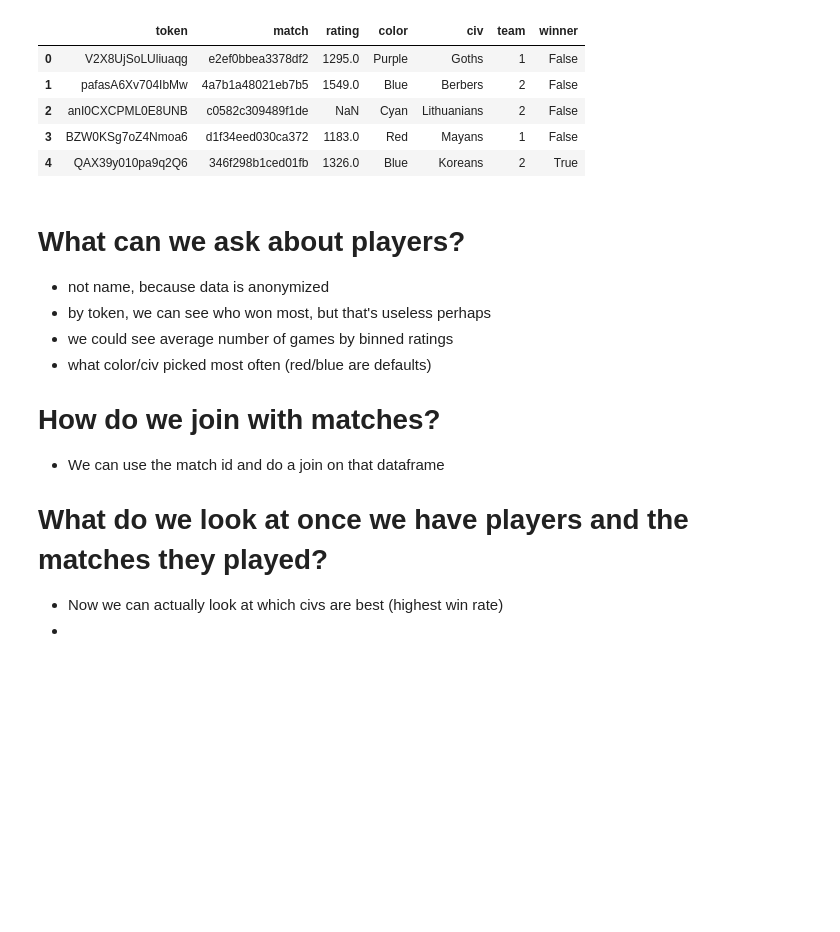
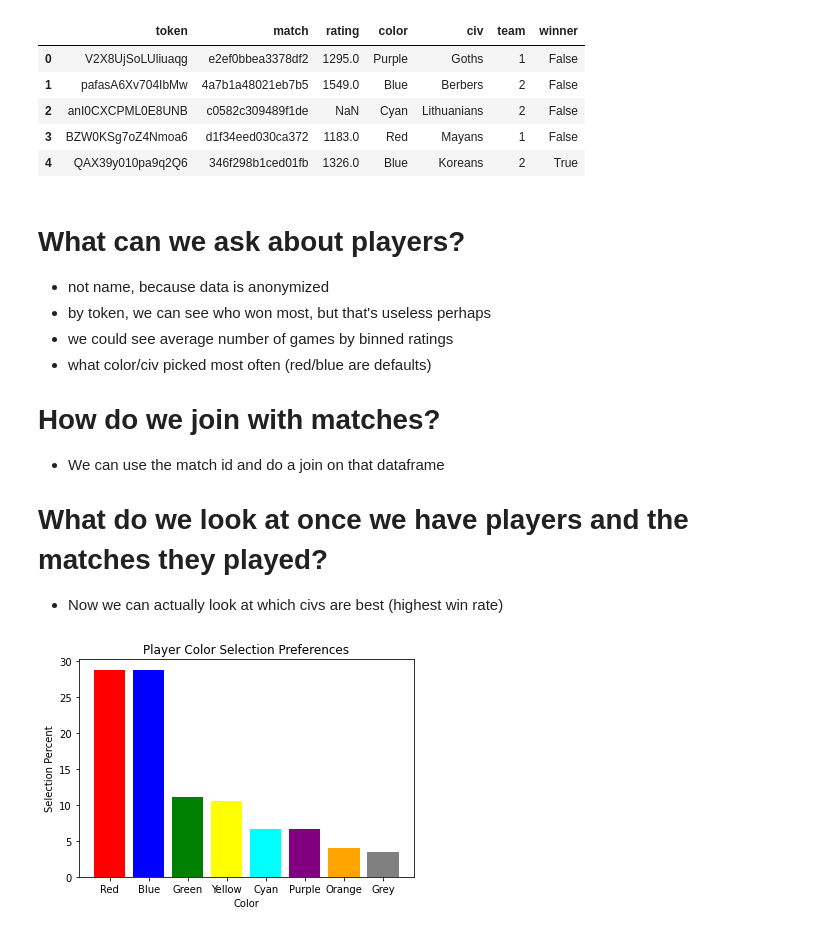
Before and after one commit to rishigoutam/aoe2, a Jupyter notebook: test_data.ipynb, the cells around one changed output. Saved outputs shown, nothing was run; the diff lists cells and outputs as text; code cells hidden in the pictures; blank space fills up the shorter version.

Commit message:
Testing players df
- Plotted color percentages in matches

```diff
--- a/test_data.ipynb
+++ b/test_data.ipynb
@@ -95,4 +95,23 @@ None
 
 # What do we look at once we have players and the matches they played?
 - Now we can actually look at which civs are best (highest win rate)
--
+# %%
+# What are player color preferences?
+colors_df = players[~players['color'].isnull()]
+# display(colors_df)
+# display(len(colors_df))
+color_counts = colors_df.groupby('color')['token'].count().reset_index()
+color_percent = pd.DataFrame()
+color_percent['color'] = color_counts['color']
+color_percent['percent'] = color_counts['token']/len(colors_df)
+color_percent.sort_values(by='percent', ascending=False, inplace=True)
+
+import matplotlib.pyplot as plt
+# %%
+plt.bar(x=color_percent.color, height=color_percent.percent*100, color=color_percent.color)
+plt.xlabel('Color')
+plt.ylabel('Selection Percent')
+plt.title('Player Color Selection Preferences')
+plt.show()
+# %% [output]
+[figure, added]
```
Also changed, not shown: parts of 1 cell of this notebook, 1 other file.
